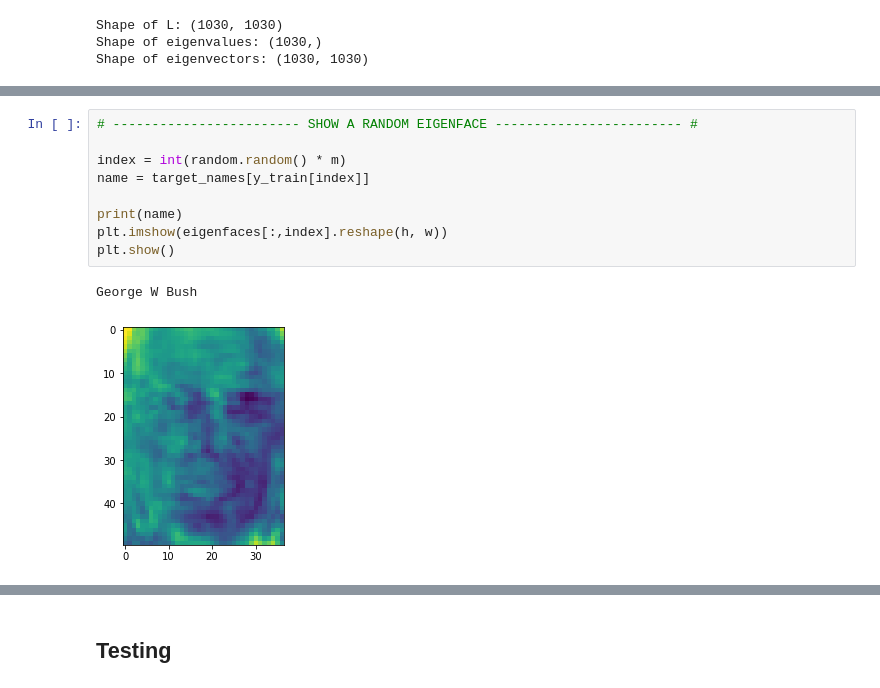
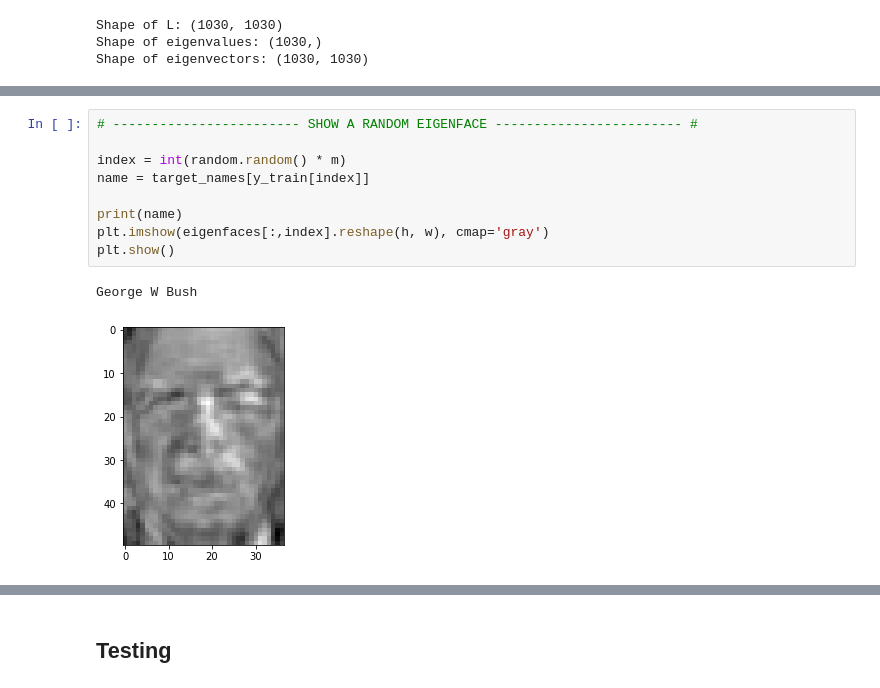
Before and after one commit to ahmedmoh1234/FaceDetection-Recognition, a Jupyter notebook: Recognizer/recognizer.ipynb, the cells around one changed output, grey strips where cells are left out. Cells and saved outputs as stored; diff of their text form.

```diff
--- a/Recognizer/recognizer.ipynb
+++ b/Recognizer/recognizer.ipynb
@@ -212,12 +235,12 @@ Shape of eigenfaces: (1850, 1030)
 # %%
 # ------------------------ SHOW A RANDOM EIGENFACE ------------------------ #
 
 index = int(random.random() * m)
 name = target_names[y_train[index]]
 
 print(name)
-plt.imshow(eigenfaces[:,index].reshape(h, w))
+plt.imshow(eigenfaces[:,index].reshape(h, w), cmap='gray')
 plt.show()
 # %% [output]
 George W Bush
-[figure, old version]
+[figure, new version]
```
Also changed, not shown: parts of 16 cells of this notebook.
